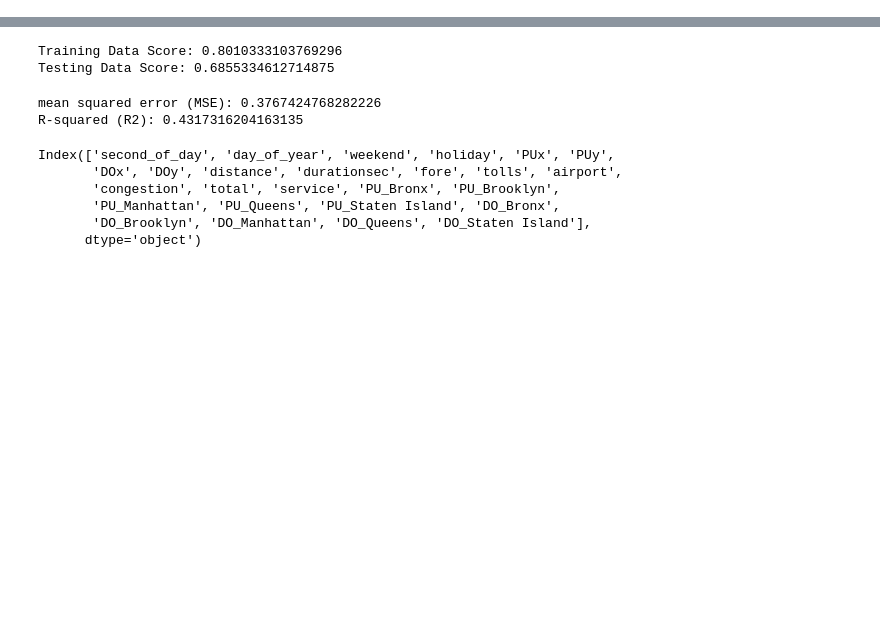
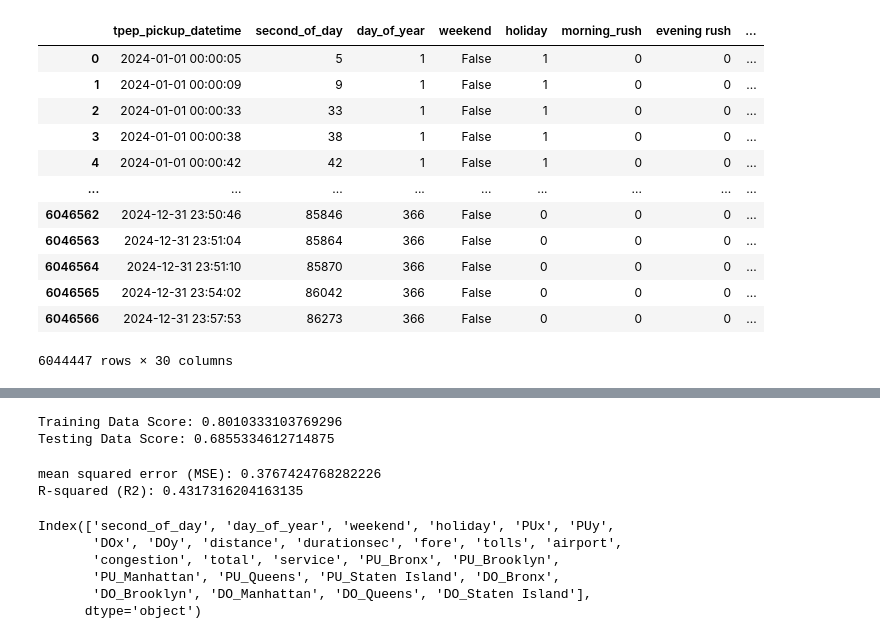
Before and after one commit to Krinnik/ny_ride_fair_optimization, a Jupyter notebook: nik_folder/nik_model_test.ipynb, the cells around one changed output, grey strips where cells are left out. Cells and saved outputs as stored; diff of their text form; code cells hidden in the pictures; blank space fills up the shorter version.

```diff
--- a/nik_folder/nik_model_test.ipynb
+++ b/nik_folder/nik_model_test.ipynb
@@ -32,0 +39,18 @@ df
+# %%
+df['hour'] = df['hour'] = df['second_of_day'].apply(lambda x: math.floor(x / 60 / 60))
+# %%
+df
+# %% [output]
+|  | tpep_pickup_datetime | second_of_day | day_of_year | weekend | holiday | morning_rush | evening rush | ... |
+| 0 | 2024-01-01 00:00:05 | 5 | 1 | False | 1 | 0 | 0 | ... |
+| 1 | 2024-01-01 00:00:09 | 9 | 1 | False | 1 | 0 | 0 | ... |
+| 2 | 2024-01-01 00:00:33 | 33 | 1 | False | 1 | 0 | 0 | ... |
+| 3 | 2024-01-01 00:00:38 | 38 | 1 | False | 1 | 0 | 0 | ... |
+| 4 | 2024-01-01 00:00:42 | 42 | 1 | False | 1 | 0 | 0 | ... |
+| ... | ... | ... | ... | ... | ... | ... | ... | ... |
+| 6046562 | 2024-12-31 23:50:46 | 85846 | 366 | False | 0 | 0 | 0 | ... |
+| 6046563 | 2024-12-31 23:51:04 | 85864 | 366 | False | 0 | 0 | 0 | ... |
+| 6046564 | 2024-12-31 23:51:10 | 85870 | 366 | False | 0 | 0 | 0 | ... |
+| 6046565 | 2024-12-31 23:54:02 | 86042 | 366 | False | 0 | 0 | 0 | ... |
+| 6046566 | 2024-12-31 23:57:53 | 86273 | 366 | False | 0 | 0 | 0 | ... |
+6044447 rows × 30 columns
```
Also changed, not shown: parts of 38 cells of this notebook, 4 other files.
